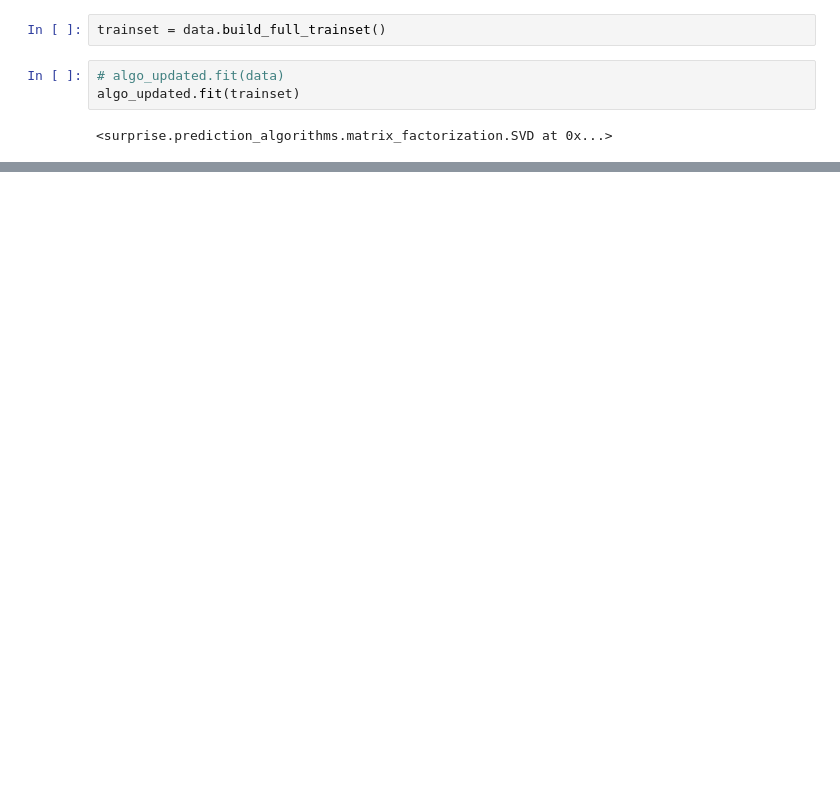
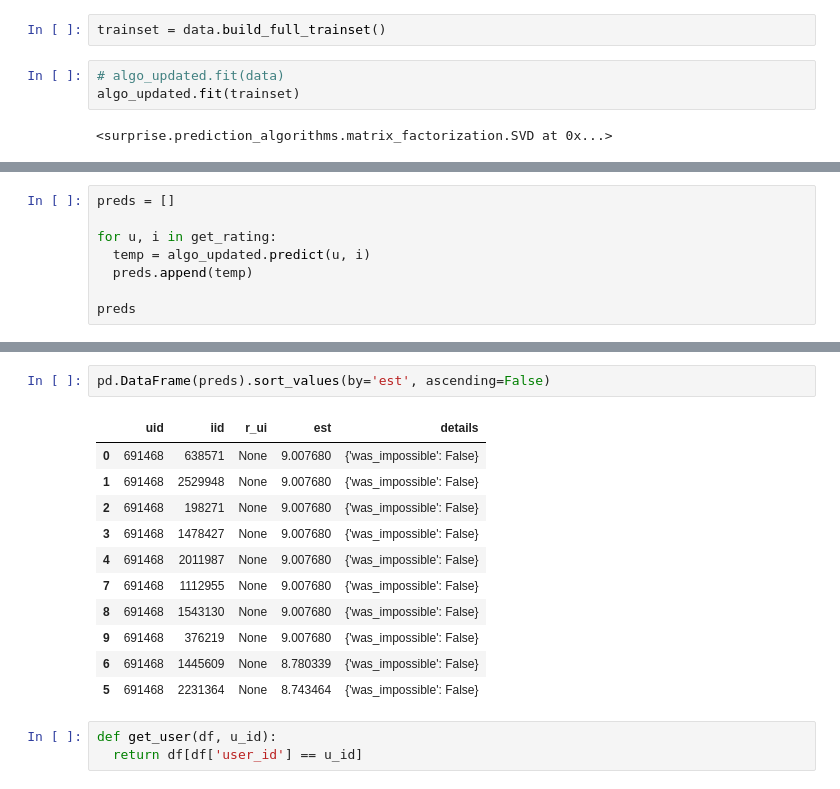
Before and after one commit to lschafrik/Recommend_the_Runway, a Jupyter notebook: c3_cos-sim_rating.ipynb, the cells around one changed output, grey strips where cells are left out. Cells and saved outputs as stored; diff of their text form; blank space fills up the shorter version.

```diff
--- a/c3_cos-sim_rating.ipynb
+++ b/c3_cos-sim_rating.ipynb
@@ -303,0 +340,8 @@ Prediction(uid=691468, iid=638571, r_ui=None, est=9.007679689847732, details={'w
+# %%
+preds = []
+
+for u, i in get_rating:
+  temp = algo_updated.predict(u, i)
+  preds.append(temp)
+
+preds
@@ -303,0 +359,17 @@ Prediction(uid=691468, iid=638571, r_ui=None, est=9.007679689847732, details={'w
+# %%
+pd.DataFrame(preds).sort_values(by='est', ascending=False)
+# %% [output]
+|  | uid | iid | r_ui | est | details |
+| 0 | 691468 | 638571 | None | 9.007680 | {'was_impossible': False} |
+| 1 | 691468 | 2529948 | None | 9.007680 | {'was_impossible': False} |
+| 2 | 691468 | 198271 | None | 9.007680 | {'was_impossible': False} |
+| 3 | 691468 | 1478427 | None | 9.007680 | {'was_impossible': False} |
+| 4 | 691468 | 2011987 | None | 9.007680 | {'was_impossible': False} |
+| 7 | 691468 | 1112955 | None | 9.007680 | {'was_impossible': False} |
+| 8 | 691468 | 1543130 | None | 9.007680 | {'was_impossible': False} |
+| 9 | 691468 | 376219 | None | 9.007680 | {'was_impossible': False} |
+| 6 | 691468 | 1445609 | None | 8.780339 | {'was_impossible': False} |
+| 5 | 691468 | 2231364 | None | 8.743464 | {'was_impossible': False} |
+# %%
+def get_user(df, u_id):
+  return df[df['user_id'] == u_id]
```
Also changed, not shown: parts of 16 cells of this notebook, 2 other files.
